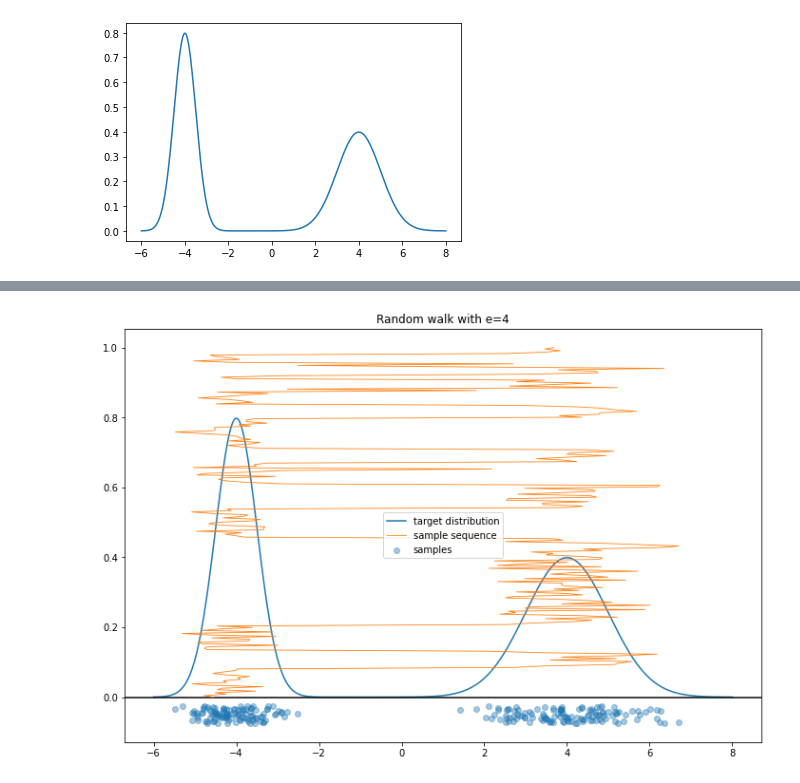
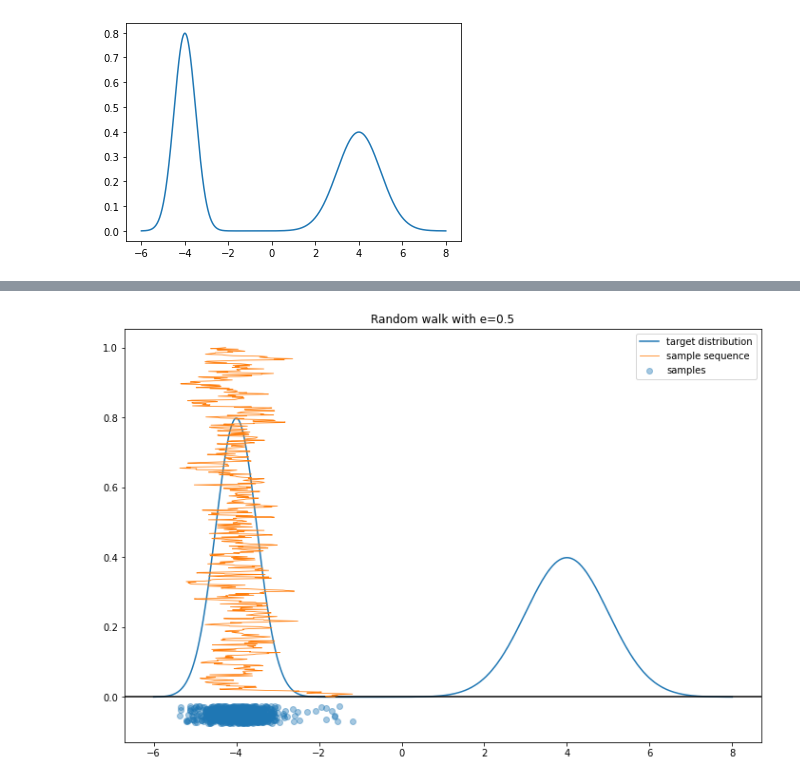
Before and after one commit to Inventrohyder/cs146, a Jupyter notebook: 13.2/notebook.ipynb, the cells around one changed output, grey strips where cells are left out. Saved outputs shown, nothing was run; the diff lists cells and outputs as text; code cells hidden in the pictures.

```diff
--- a/13.2/notebook.ipynb
+++ b/13.2/notebook.ipynb
@@ -39,3 +39,4 @@ def walk(e=0.5, sample_size=1000):
     plt.legend()
     plt.title(f"Random walk with e={e}")
     plt.show()
+    return accepted
@@ -54,4 +43,4 @@ walk(2)
-# %%
-walk(4)
-# %% [output]
-[figure, removed]
+# %%
+a_0_5=walk()
+# %% [output]
+[figure, added]
```
Also changed, not shown: parts of 11 cells of this notebook.
